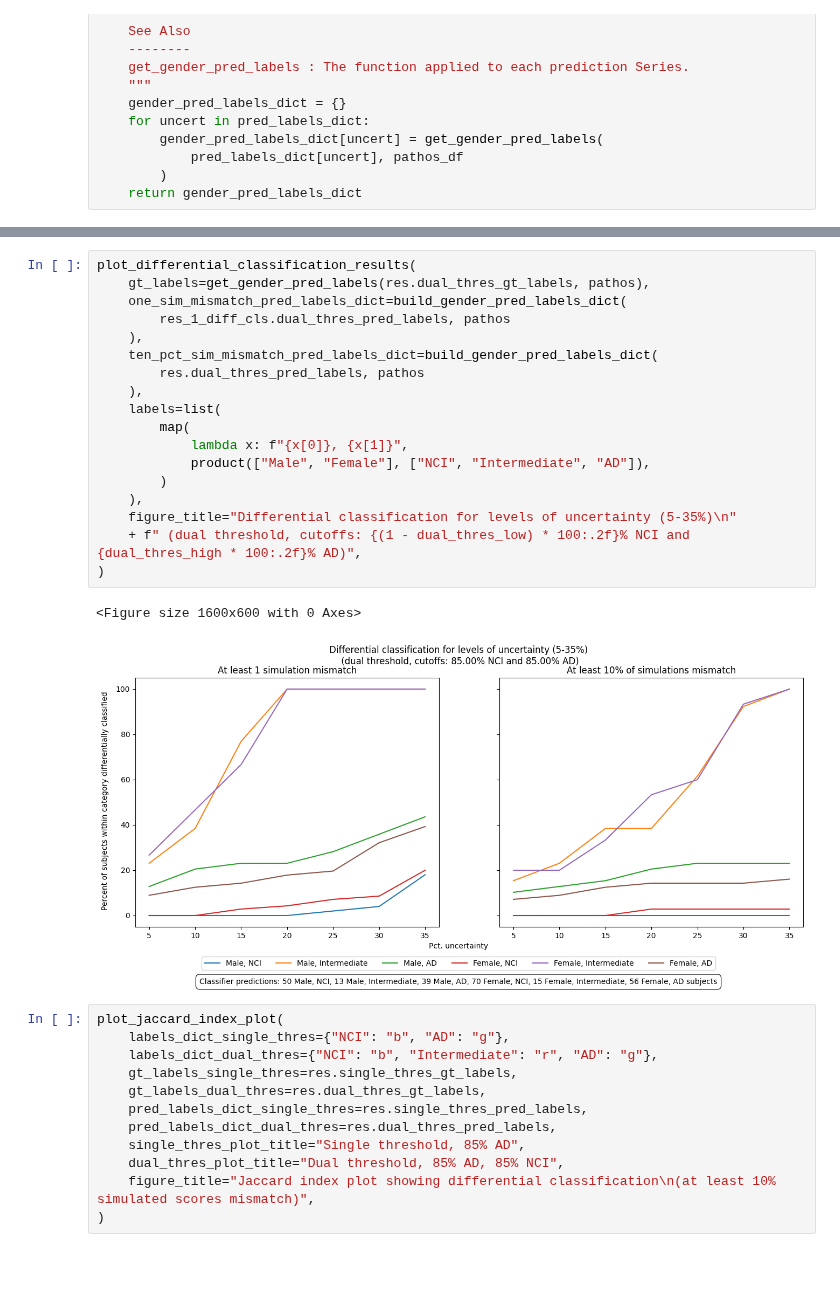
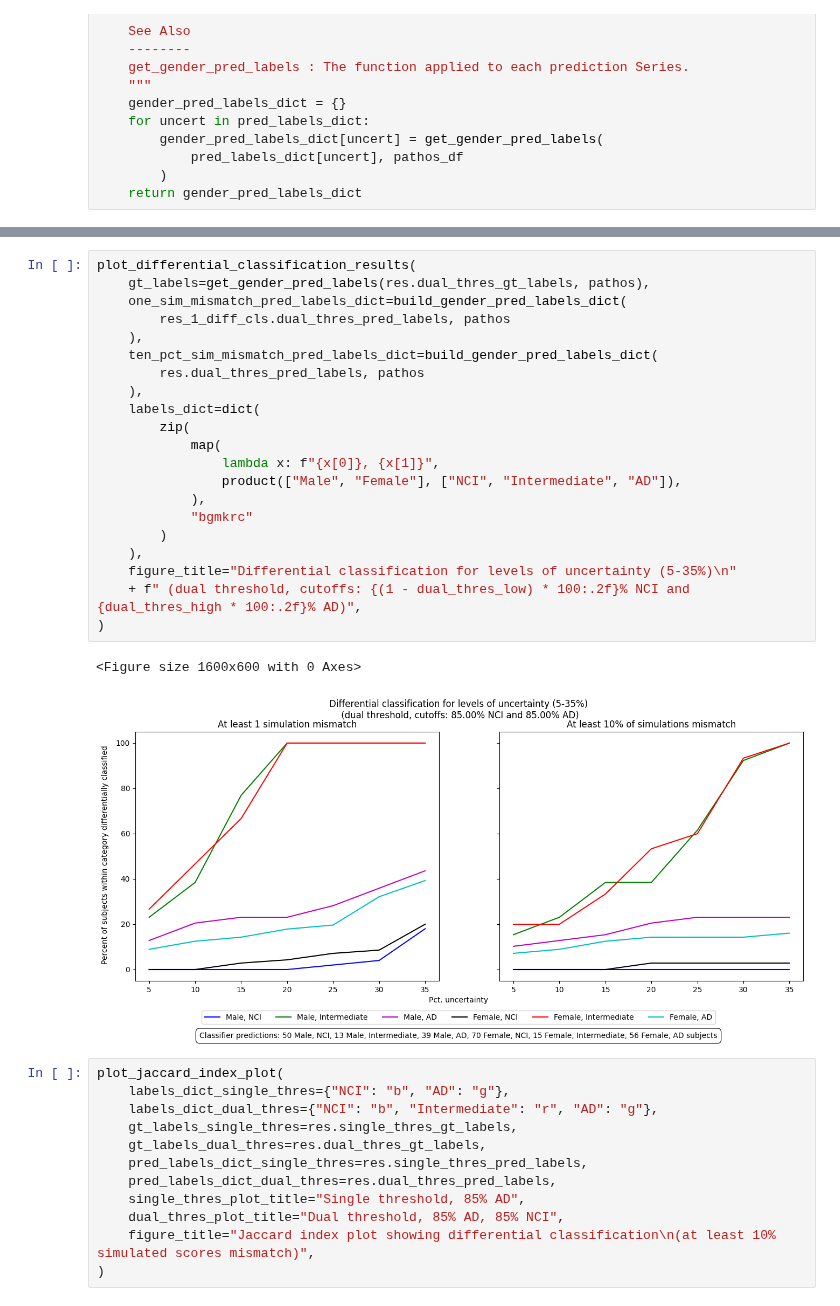
Before and after one commit to Translational-HDPM/T-HDPM_uncertainty_analysis, a Jupyter notebook: notebooks/uncertainty_analysis_based_on_gender.ipynb, the cells around one changed output, grey strips where cells are left out. Drawn from its saved outputs; the diff is of its cells as text; blank space fills up the shorter version.

Commit message:
refactor: change differential classification visualization function to accept a dict of line styles

```diff
--- a/notebooks/uncertainty_analysis_based_on_gender.ipynb
+++ b/notebooks/uncertainty_analysis_based_on_gender.ipynb
@@ -376,24 +379,27 @@ plot_differential_classification_results(
 # %%
 plot_differential_classification_results(
     gt_labels=get_gender_pred_labels(res.dual_thres_gt_labels, pathos),
     one_sim_mismatch_pred_labels_dict=build_gender_pred_labels_dict(
         res_1_diff_cls.dual_thres_pred_labels, pathos
     ),
     ten_pct_sim_mismatch_pred_labels_dict=build_gender_pred_labels_dict(
         res.dual_thres_pred_labels, pathos
     ),
-    labels=list(
-        map(
-            lambda x: f"{x[0]}, {x[1]}",
-            product(["Male", "Female"], ["NCI", "Intermediate", "AD"]),
+    labels_dict=dict(
+        zip(
+            map(
+                lambda x: f"{x[0]}, {x[1]}",
+                product(["Male", "Female"], ["NCI", "Intermediate", "AD"]),
+            ),
+            "bgmkrc"
         )
     ),
     figure_title="Differential classification for levels of uncertainty (5-35%)\n"
     + f" (dual threshold, cutoffs: {(1 - dual_thres_low) * 100:.2f}% NCI and {dual_thres_high * 100:.2f}% AD)",
 )
 # %% [output]
 <Figure size 1600x600 with 0 Axes>
-[figure, old version]
+[figure, new version]
 # %%
 plot_jaccard_index_plot(
     labels_dict_single_thres={"NCI": "b", "AD": "g"},
```
Also changed, not shown: parts of 1 cell of this notebook, 2 other files.
